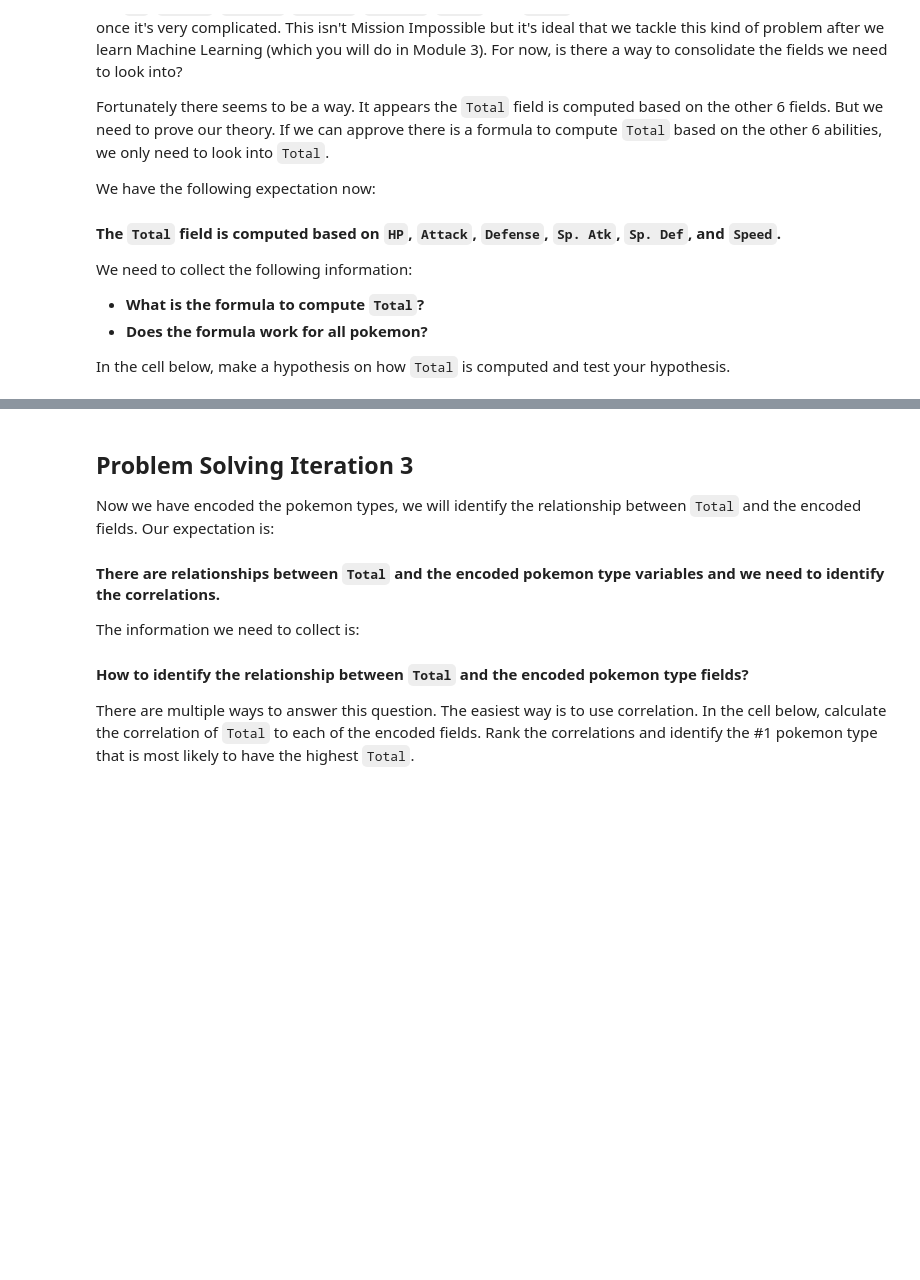
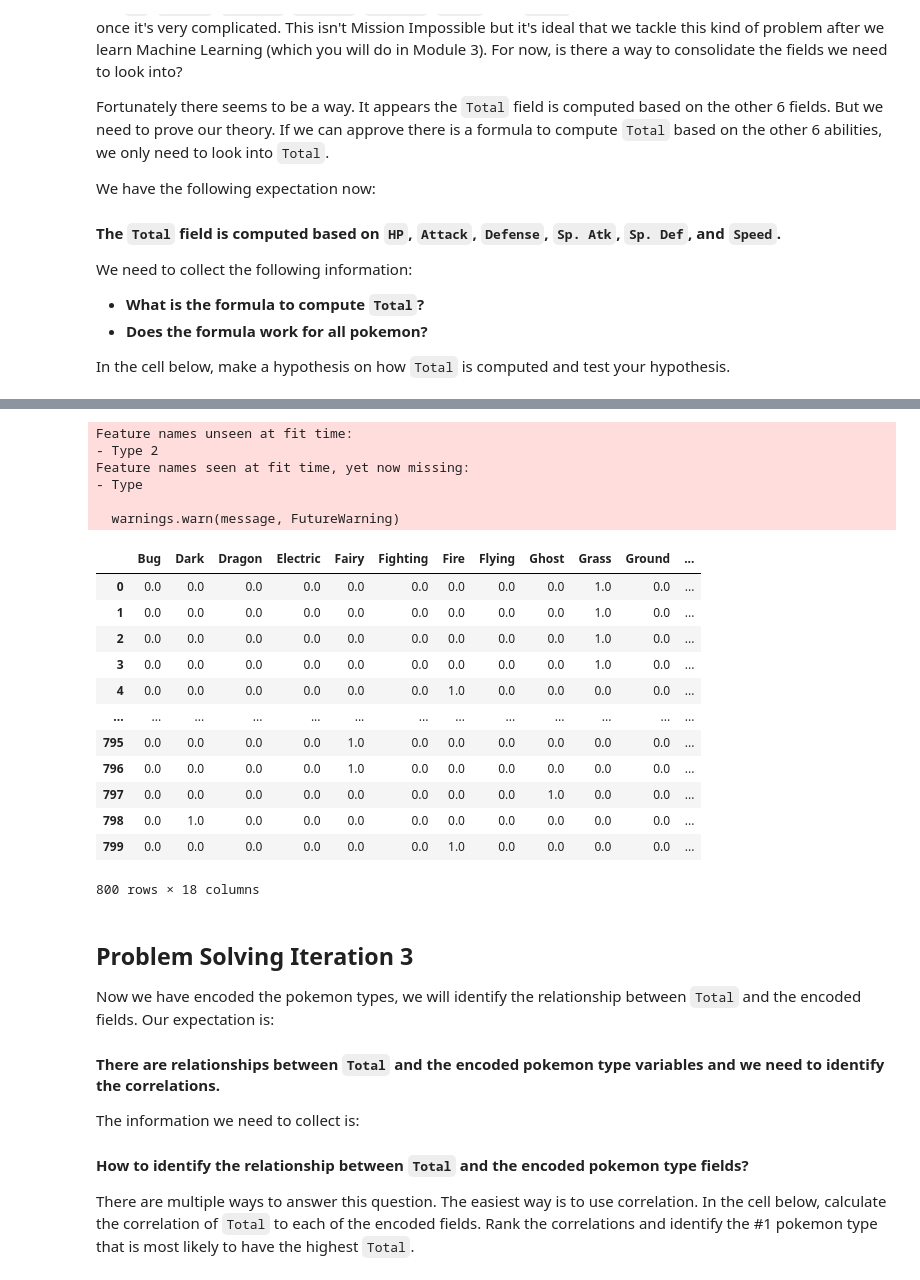
Before and after one commit to eumii/lab-dataframe-calculations, a Jupyter notebook: lab 3.03 challenge-2.ipynb, the cells around one changed output, grey strips where cells are left out. Cells and saved outputs as stored; diff of their text form; code cells hidden in the pictures; blank space fills up the shorter version.

```diff
--- a/lab 3.03 challenge-2.ipynb
+++ b/lab 3.03 challenge-2.ipynb
@@ -283,3 +186,55 @@ bestpokemon
+# %%
+type1 = pokemon[['Type 1']]
+type2 = pokemon[['Type 2']]
+
+from sklearn.preprocessing import OneHotEncoder
+
+type1.columns = ['Type']
+
+encoder = OneHotEncoder(handle_unknown = 'ignore').fit(type1)
+
+encoded1 = encoder.transform(type1).toarray()
+
+cols = encoder.get_feature_names(input_features = type1.columns)
+
+
+def remove_char(name):
+    return name.split('_')[1]
+
+for i in range(len(cols)):
+    cols[i] = remove_char(cols[i])
+
+dfencoded1 = pd.DataFrame(encoded1, columns = cols)
+
+encoded2 = encoder.transform(type2).toarray()
+
+dfencoded2 = pd.DataFrame(encoded2, columns = cols)
+
+
+for i in dfencoded2.columns:
+    dfencoded1[i] = dfencoded1[i] + dfencoded2[i]
+
+dfencoded1
+# %% [output]
+Feature names unseen at fit time:
+- Type 2
+Feature names seen at fit time, yet now missing:
+- Type
+
+  warnings.warn(message, FutureWarning)
+|  | Bug | Dark | Dragon | Electric | Fairy | Fighting | Fire | Flying | Ghost | Grass | Ground | ... |
+| 0 | 0.0 | 0.0 | 0.0 | 0.0 | 0.0 | 0.0 | 0.0 | 0.0 | 0.0 | 1.0 | 0.0 | ... |
+| 1 | 0.0 | 0.0 | 0.0 | 0.0 | 0.0 | 0.0 | 0.0 | 0.0 | 0.0 | 1.0 | 0.0 | ... |
+| 2 | 0.0 | 0.0 | 0.0 | 0.0 | 0.0 | 0.0 | 0.0 | 0.0 | 0.0 | 1.0 | 0.0 | ... |
+| 3 | 0.0 | 0.0 | 0.0 | 0.0 | 0.0 | 0.0 | 0.0 | 0.0 | 0.0 | 1.0 | 0.0 | ... |
+| 4 | 0.0 | 0.0 | 0.0 | 0.0 | 0.0 | 0.0 | 1.0 | 0.0 | 0.0 | 0.0 | 0.0 | ... |
+| ... | ... | ... | ... | ... | ... | ... | ... | ... | ... | ... | ... | ... |
+| 795 | 0.0 | 0.0 | 0.0 | 0.0 | 1.0 | 0.0 | 0.0 | 0.0 | 0.0 | 0.0 | 0.0 | ... |
+| 796 | 0.0 | 0.0 | 0.0 | 0.0 | 1.0 | 0.0 | 0.0 | 0.0 | 0.0 | 0.0 | 0.0 | ... |
+| 797 | 0.0 | 0.0 | 0.0 | 0.0 | 0.0 | 0.0 | 0.0 | 0.0 | 1.0 | 0.0 | 0.0 | ... |
+| 798 | 0.0 | 1.0 | 0.0 | 0.0 | 0.0 | 0.0 | 0.0 | 0.0 | 0.0 | 0.0 | 0.0 | ... |
+| 799 | 0.0 | 0.0 | 0.0 | 0.0 | 0.0 | 0.0 | 1.0 | 0.0 | 0.0 | 0.0 | 0.0 | ... |
+800 rows × 18 columns
 # %% [markdown]
 ## Problem Solving Iteration 3
 
```
Also changed, not shown: parts of 17 cells of this notebook, 3 other files.
